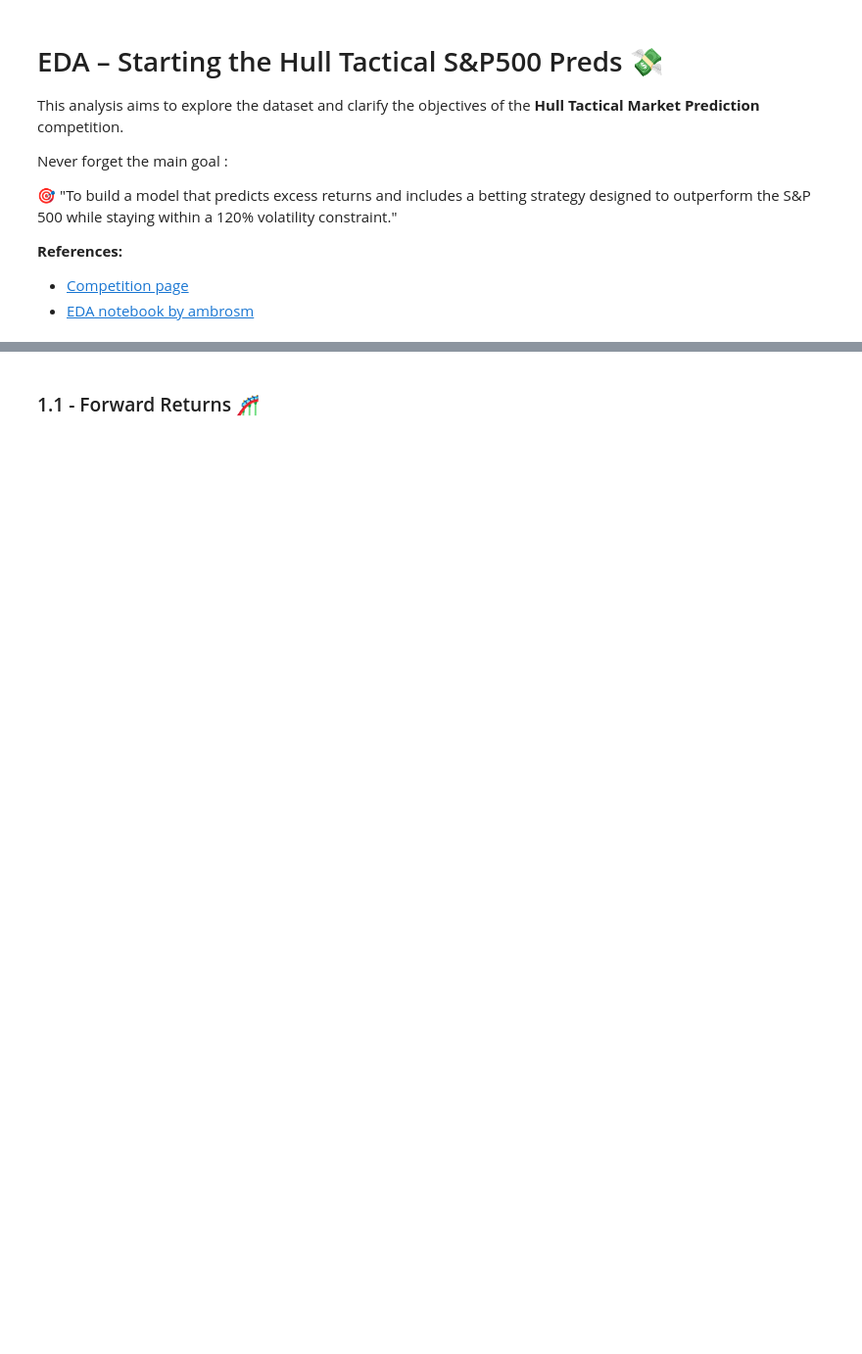
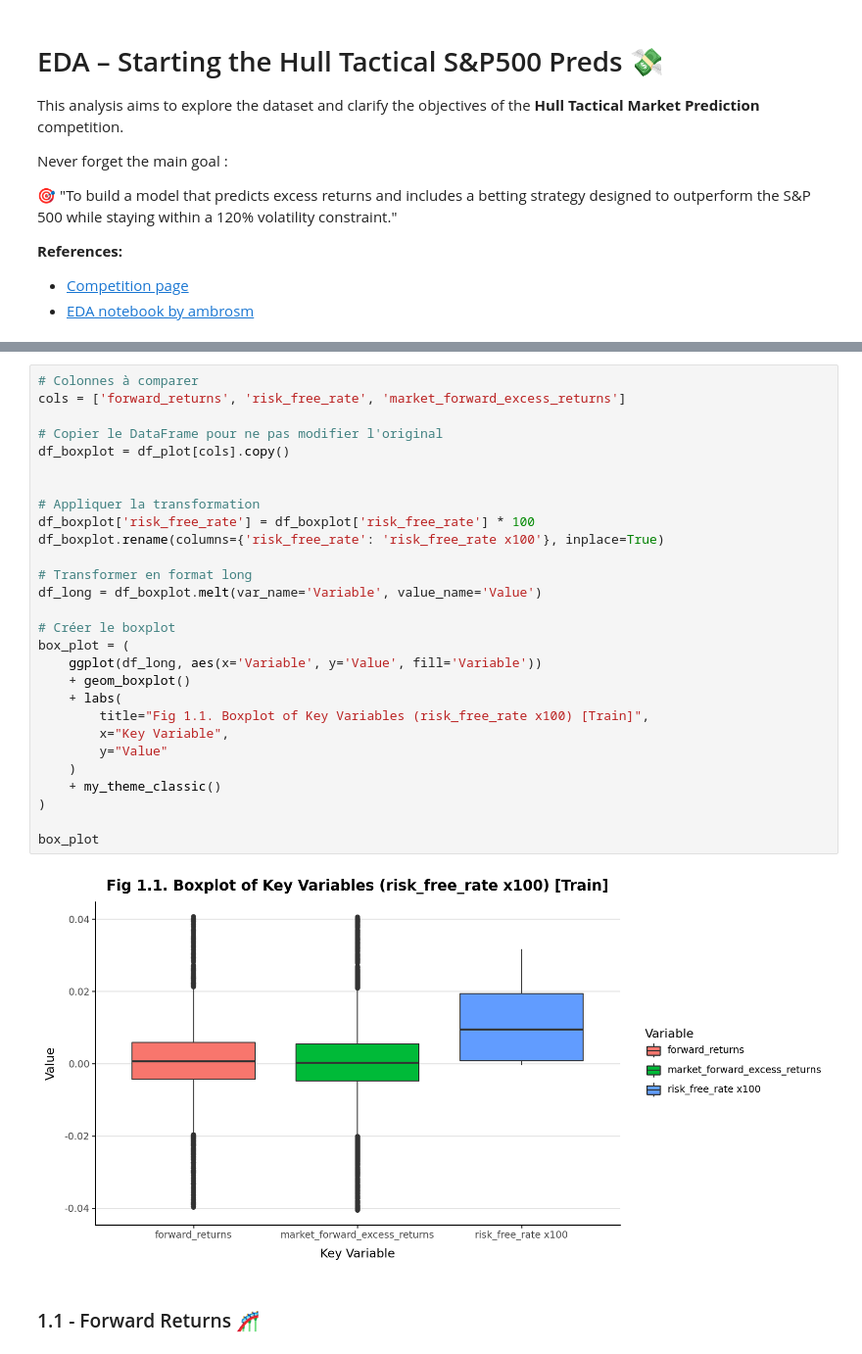
Before and after one commit to PaulCascarino/Kaggle-Hull_Market_Pred, a Jupyter notebook: notebooks/eda.ipynb, the cells around one changed output, grey strips where cells are left out. Shown at 98% size. Cells and saved outputs as stored; diff of their text form; blank space fills up the shorter version.

```diff
--- a/notebooks/eda.ipynb
+++ b/notebooks/eda.ipynb
@@ -51,3 +54,33 @@ Let's take a closer look at the key variables:
+# %%
+# Colonnes à comparer
+cols = ['forward_returns', 'risk_free_rate', 'market_forward_excess_returns']
+
+# Copier le DataFrame pour ne pas modifier l'original
+df_boxplot = df_plot[cols].copy()
+
+
+# Appliquer la transformation
+df_boxplot['risk_free_rate'] = df_boxplot['risk_free_rate'] * 100
+df_boxplot.rename(columns={'risk_free_rate': 'risk_free_rate x100'}, inplace=True)
+
+# Transformer en format long
+df_long = df_boxplot.melt(var_name='Variable', value_name='Value')
+
+# Créer le boxplot
+box_plot = (
+    ggplot(df_long, aes(x='Variable', y='Value', fill='Variable'))
+    + geom_boxplot()
+    + labs(
+        title="Fig 1.1. Boxplot of Key Variables (risk_free_rate x100) [Train]",
+        x="Key Variable",
+        y="Value"
+    )
+    + my_theme_classic()
+)
+
+box_plot
+# %% [output]
+[figure, added]
 # %% [markdown]
 ### 1.1 - Forward Returns 🎢
 # %%
```
Also changed, not shown: parts of 23 cells of this notebook.
